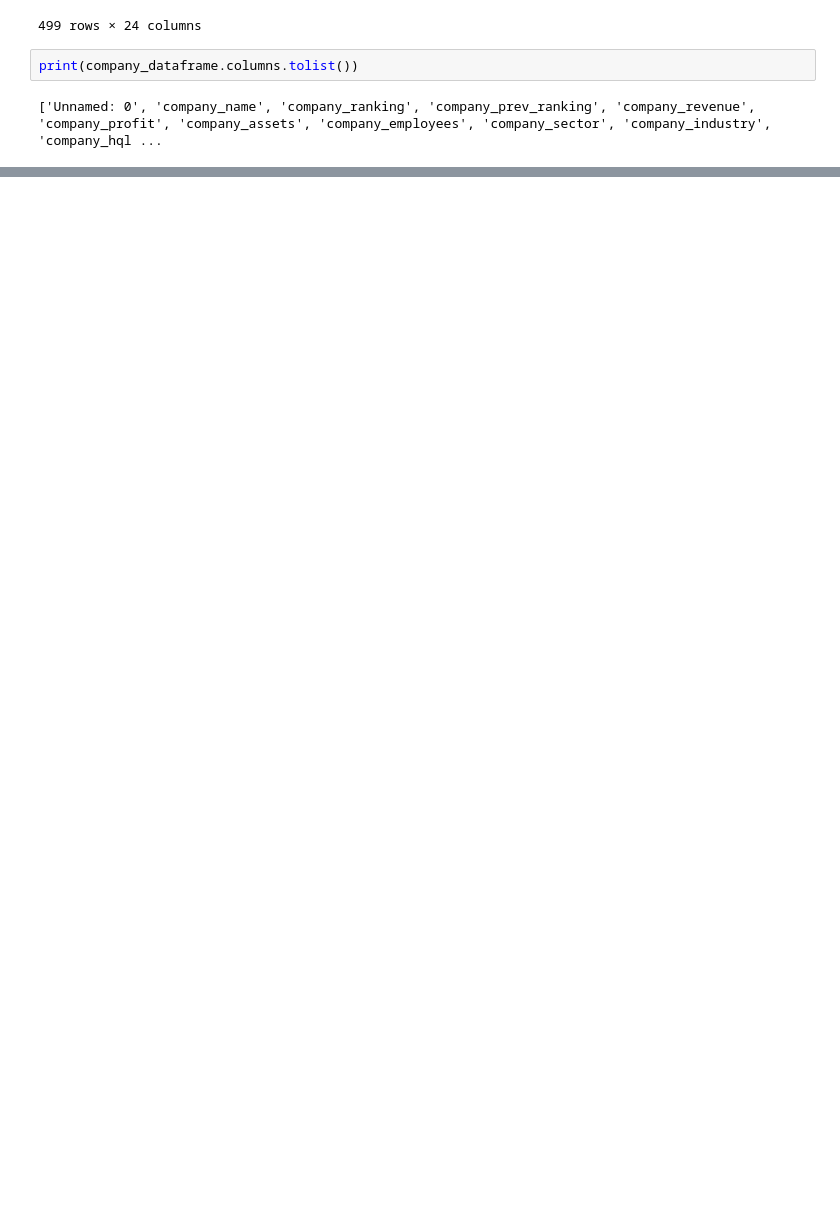
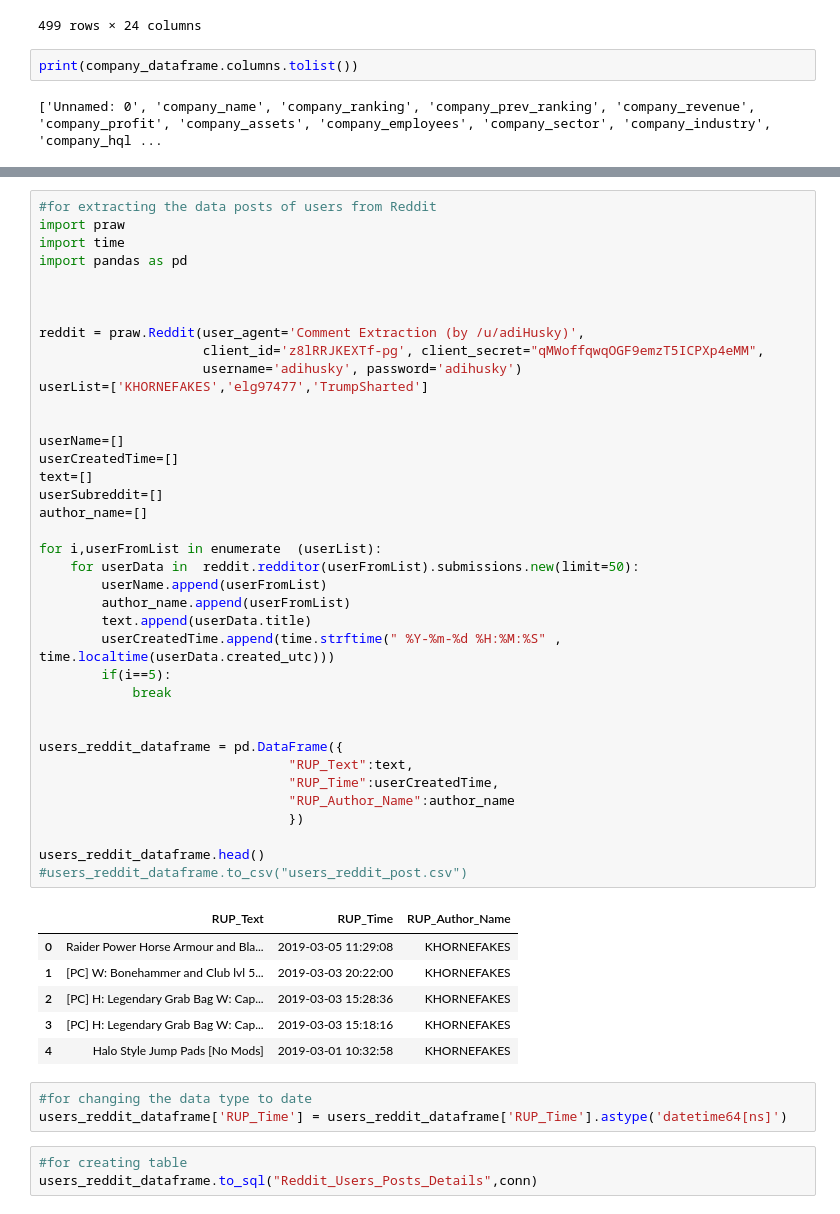
Before and after one commit to adiHusky/Analysis-of-Fortune-500-companies-using-python-libraries-and-a-data-model-, a Jupyter notebook: DMDD_FORTUNE_500_ASSIGNMENT_2.ipynb, the cells around one changed output, grey strips where cells are left out. Drawn from its saved outputs; the diff is of its cells as text; blank space fills up the shorter version.

```diff
--- a/DMDD_FORTUNE_500_ASSIGNMENT_2.ipynb
+++ b/DMDD_FORTUNE_500_ASSIGNMENT_2.ipynb
@@ -365,0 +379,51 @@ reddit_dataframe.to_csv("reddit_dataframe.csv")
+# %%
+#for extracting the data posts of users from Reddit
+import praw
+import time
+import pandas as pd
+
+
+
+reddit = praw.Reddit(user_agent='Comment Extraction (by /u/adiHusky)',
+                     client_id='z8lRRJKEXTf-pg', client_secret="qMWoffqwqOGF9emzT5ICPXp4eMM",
+                     username='adihusky', password='adihusky')
+userList=['KHORNEFAKES','elg97477','TrumpSharted']
+
+
+userName=[]
+userCreatedTime=[]
+text=[]
+userSubreddit=[]
+author_name=[]
+
+for i,userFromList in enumerate  (userList):
+    for userData in  reddit.redditor(userFromList).submissions.new(limit=50):
+        userName.append(userFromList)
+        author_name.append(userFromList)
+        text.append(userData.title)
+        userCreatedTime.append(time.strftime(" %Y-%m-%d %H:%M:%S" , time.localtime(userData.created_utc)))
+        if(i==5):
+            break
+
+
+users_reddit_dataframe = pd.DataFrame({
+                                "RUP_Text":text,
+                                "RUP_Time":userCreatedTime,
+                                "RUP_Author_Name":author_name
+                                })
+
+users_reddit_dataframe.head()
+#users_reddit_dataframe.to_csv("users_reddit_post.csv")
+# %% [output]
+|  | RUP_Text | RUP_Time | RUP_Author_Name |
+| 0 | Raider Power Horse Armour and Bla... | 2019-03-05 11:29:08 | KHORNEFAKES |
+| 1 | [PC] W: Bonehammer and Club lvl 5... | 2019-03-03 20:22:00 | KHORNEFAKES |
+| 2 | [PC] H: Legendary Grab Bag W: Cap... | 2019-03-03 15:28:36 | KHORNEFAKES |
+| 3 | [PC] H: Legendary Grab Bag W: Cap... | 2019-03-03 15:18:16 | KHORNEFAKES |
+| 4 | Halo Style Jump Pads [No Mods] | 2019-03-01 10:32:58 | KHORNEFAKES |
+# %%
+#for changing the data type to date
+users_reddit_dataframe['RUP_Time'] = users_reddit_dataframe['RUP_Time'].astype('datetime64[ns]')
+# %%
+#for creating table
+users_reddit_dataframe.to_sql("Reddit_Users_Posts_Details",conn)
```
Also changed, not shown: parts of 41 cells of this notebook, 3 other files.
